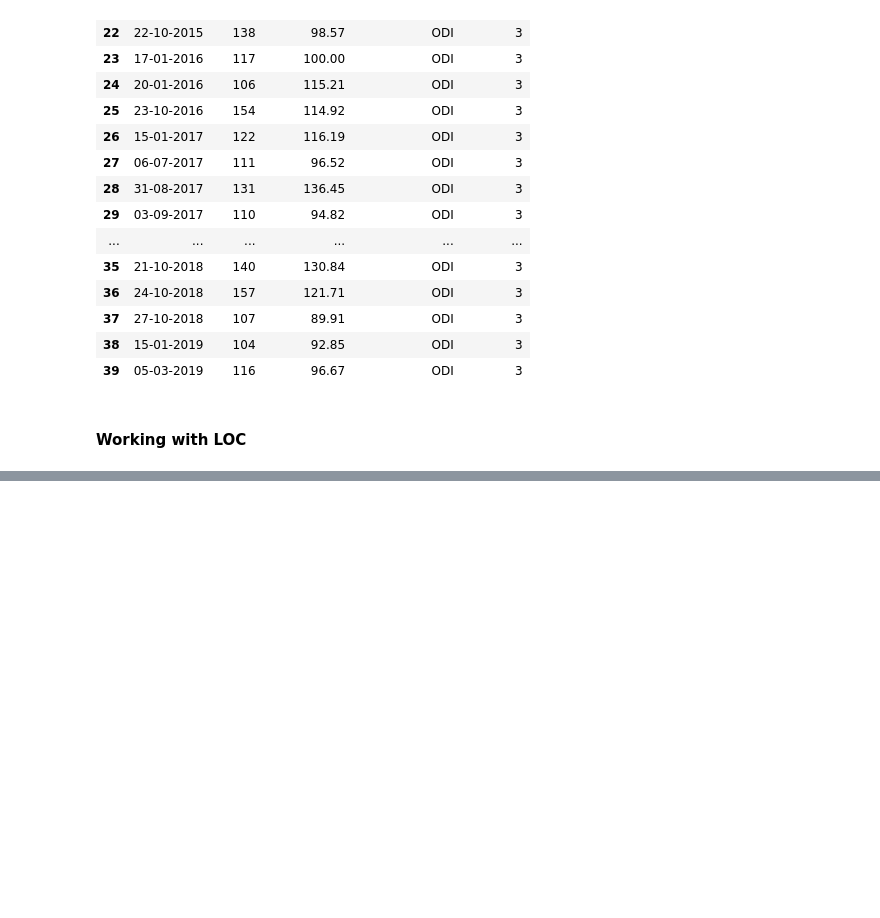
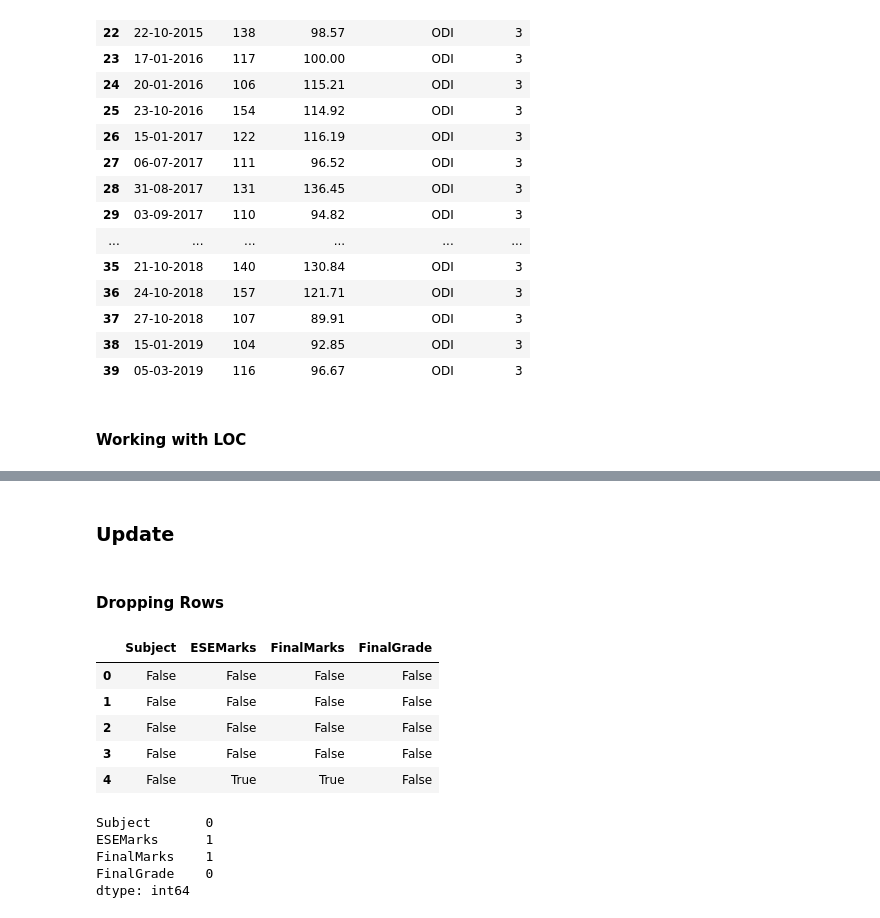
Before and after one commit to SatyamVyas04/MasteringPython, a Jupyter notebook: Pandas/main.ipynb, the cells around one changed output, grey strips where cells are left out. Saved outputs shown, nothing was run; the diff lists cells and outputs as text; code cells hidden in the pictures; blank space fills up the shorter version.

```diff
--- a/Pandas/main.ipynb
+++ b/Pandas/main.ipynb
@@ -258,0 +282,23 @@ df.iloc[20:40, 1:6]
+# %% [markdown]
+### Update
+# %% [markdown]
+#### Dropping Rows
+# %%
+# Checking null values in the table
+df1.isnull()
+# %% [output]
+|  | Subject | ESEMarks | FinalMarks | FinalGrade |
+| 0 | False | False | False | False |
+| 1 | False | False | False | False |
+| 2 | False | False | False | False |
+| 3 | False | False | False | False |
+| 4 | False | True | True | False |
+# %%
+# Getting a count of nulls
+df1.isnull().sum()
+# %% [output]
+Subject       0
+ESEMarks      1
+FinalMarks    1
+FinalGrade    0
+dtype: int64
```
Also changed, not shown: parts of 32 cells of this notebook, 3 other files.
